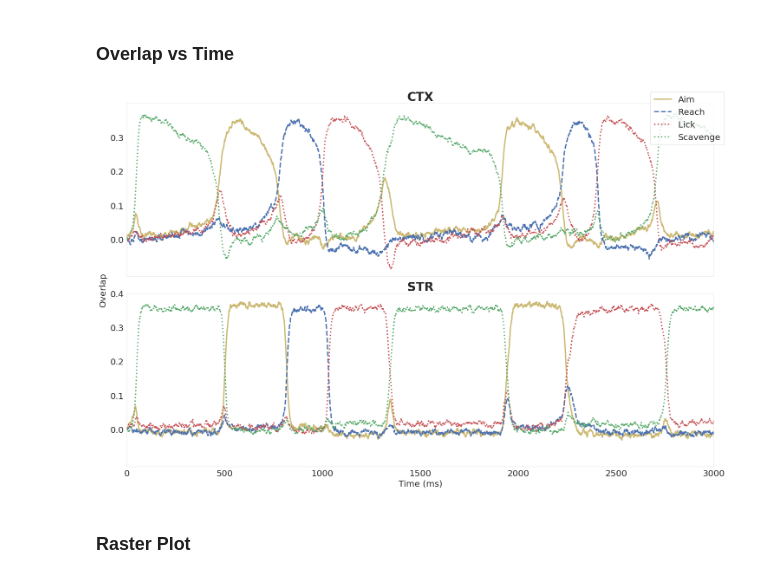
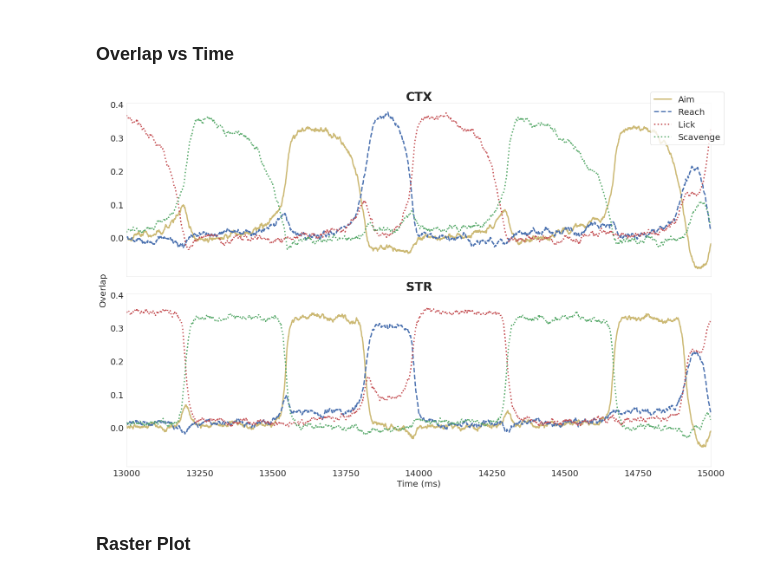
Before and after one commit to jp464/striatal-sequence, a Jupyter notebook: figures/article/1/figure.ipynb, the cells around one changed output. Cells and saved outputs as stored; diff of their text form; code cells hidden in the pictures.

```diff
--- a/figures/article/1/figure.ipynb
+++ b/figures/article/1/figure.ipynb
@@ -19,7 +20,7 @@ plt.rcParams['axes.linewidth'] = 0.1
 # %% [markdown]
 ### Filename and Directory
 # %%
-filename = 'learning-env-300-0.03-150-0.9-1-1'
+filename = 'learning-env-50-0.004-700-0.99-1-1'
 path = '/work/jp464/striatum-sequence/' + filename + '.npz'
 data = np.load(path)
 overlaps_ctx = data['overlaps_ctx']
@@ -35,26 +36,26 @@ overlaps_d1 = data['overlaps_d1']
 # %%
 ### Overlap
 fig, axes = plt.subplots(2,1, sharex=True, sharey=True, tight_layout=True, figsize=(20,13))
 axes[0].plot(overlaps_ctx[0], linestyle='solid', linewidth=3, color=colors[8])
 axes[0].plot(overlaps_ctx[1], linestyle='dashed', linewidth=3, color=colors[0])
 axes[0].plot(overlaps_ctx[2], linestyle='dotted', linewidth=3, color=colors[3])
 axes[0].plot(overlaps_ctx[3], linestyle='dotted', linewidth=3, color=colors[2])
 axes[0].set_yticks([0.0, 0.1, 0.2, 0.3, 0.4])
 axes[0].set_title("CTX", fontsize=28, weight='bold')
 axes[1].plot(overlaps_d1[0], linestyle='solid', linewidth=3, color=colors[8])
 axes[1].plot(overlaps_d1[1], linestyle='dashed', linewidth=3, color=colors[0])
 axes[1].plot(overlaps_d1[2], linestyle='dotted', linewidth=3, color=colors[3])
 axes[1].plot(overlaps_d1[3], linestyle='dotted', linewidth=3, color=colors[2])
 axes[1].set_yticks([0.0, 0.1, 0.2, 0.3, 0.4])
 axes[1].set_title("STR", fontsize=28, weight='bold')
 axes[1].set_xlabel('Time (ms)', fontsize=20)
 fig.text(-0.01, 0.5, 'Overlap', va='center', rotation='vertical', fontsize=20)
-plt.setp(axes, xlim=(0, 3000))
+plt.setp(axes, xlim=(13000, 15000))
 plt.figlegend(labels=['Aim', 'Reach', 'Lick', 'Scavenge'], fontsize=20)
 plt.savefig('/work/jp464/striatum-sequence/output/rpe-problem.jpg', bbox_inches = "tight", format='jpg')
 # plt.show()
 # %% [output]
-[figure, old version]
+[figure, new version]
 # %% [markdown]
 ### Raster Plot
 # %% [raw]
```
Also changed, not shown: parts of 9 cells of this notebook, 24 other files.
